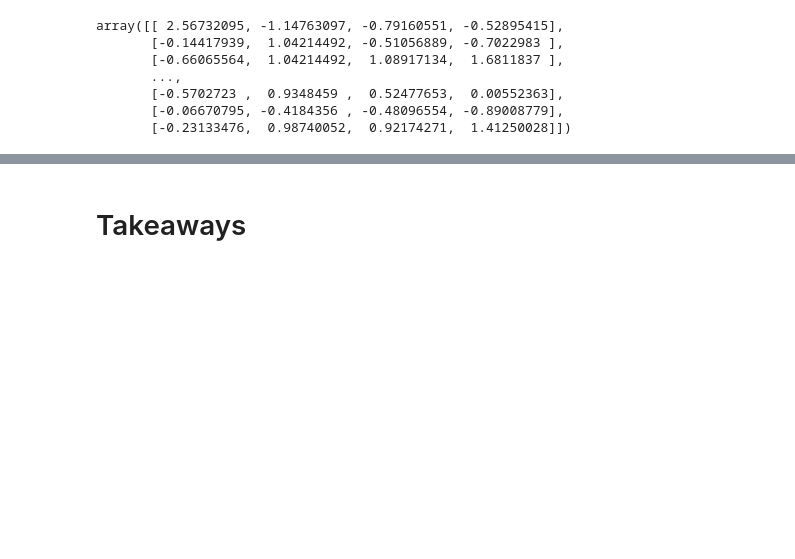
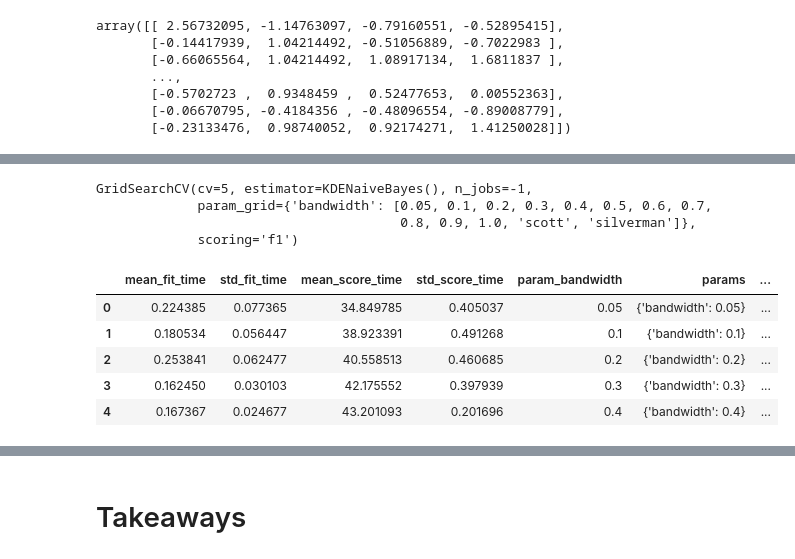
Before and after one commit to Kyan42/cs178-project, a Jupyter notebook: models/naive_bayes.ipynb, the cells around one changed output, grey strips where cells are left out. Drawn from its saved outputs; the diff is of its cells as text; code cells hidden in the pictures; blank space fills up the shorter version.

```diff
--- a/models/naive_bayes.ipynb
+++ b/models/naive_bayes.ipynb
@@ -385,0 +371,20 @@ weighted avg       0.90      0.90      0.90      2188
+# %%
+# build our search space INCLUDING the built in estimators
+search_space = {'bandwidth': [0.05, 0.1,0.2,0.3,0.4,0.5,0.6,0.7,0.8,0.9,1.0, 'scott', 'silverman']}
+grid_search = GridSearchCV(KDENaiveBayes(), search_space, cv=5, scoring='f1', n_jobs=-1)
+grid_search.fit(Xkde_tr, ykde_tr)
+# %% [output]
+GridSearchCV(cv=5, estimator=KDENaiveBayes(), n_jobs=-1,
+             param_grid={'bandwidth': [0.05, 0.1, 0.2, 0.3, 0.4, 0.5, 0.6, 0.7,
+                                       0.8, 0.9, 1.0, 'scott', 'silverman']},
+             scoring='f1')
+# %%
+results = pd.DataFrame(grid_search.cv_results_)
+results.head()
+# %% [output]
+|  | mean_fit_time | std_fit_time | mean_score_time | std_score_time | param_bandwidth | params | ... |
+| 0 | 0.224385 | 0.077365 | 34.849785 | 0.405037 | 0.05 | {'bandwidth': 0.05} | ... |
+| 1 | 0.180534 | 0.056447 | 38.923391 | 0.491268 | 0.1 | {'bandwidth': 0.1} | ... |
+| 2 | 0.253841 | 0.062477 | 40.558513 | 0.460685 | 0.2 | {'bandwidth': 0.2} | ... |
+| 3 | 0.162450 | 0.030103 | 42.175552 | 0.397939 | 0.3 | {'bandwidth': 0.3} | ... |
+| 4 | 0.167367 | 0.024677 | 43.201093 | 0.201696 | 0.4 | {'bandwidth': 0.4} | ... |
```
Also changed, not shown: parts of 14 cells of this notebook.
